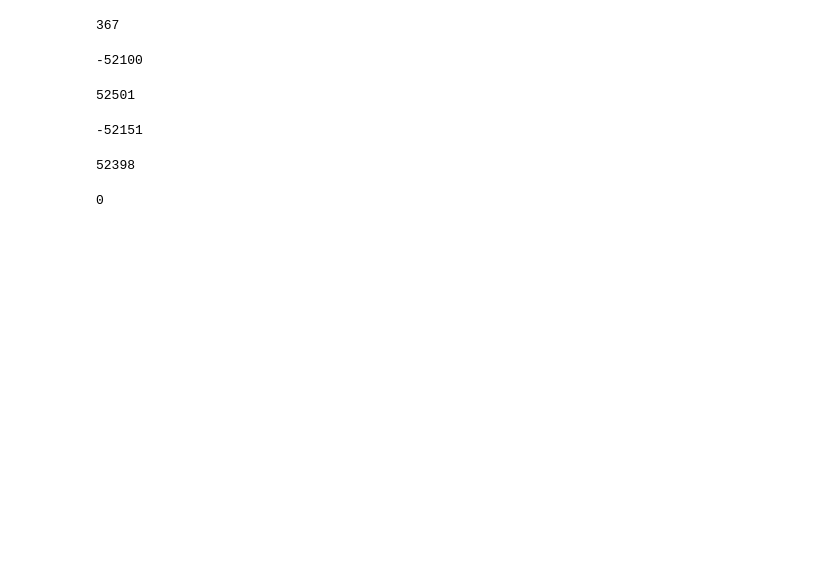
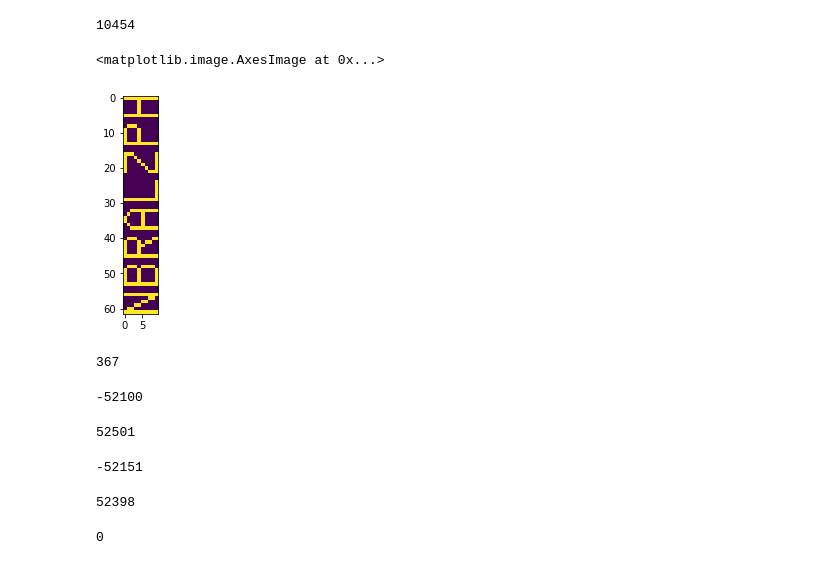
Before and after one commit to jvanelteren/advent_of_code, a Jupyter notebook: advent_of_code_2018/Day 10 stars painting.ipynb, the cells around one changed output. Saved outputs shown, nothing was run; the diff lists cells and outputs as text; code cells hidden in the pictures; blank space fills up the shorter version.

```diff
--- a/advent_of_code_2018/Day 10 stars painting.ipynb
+++ b/advent_of_code_2018/Day 10 stars painting.ipynb
@@ -5,4 +5,44 @@ import matplotlib.pyplot as plt
 
 from matplotlib import animation, rc
 from IPython.display import HTML
+# %%
+import matplotlib.pyplot as plt
+import numpy as np
+
+import re
+locs = []
+velo= []
+for line in open('day10input.txt'):
+    line = line.strip()
+    n =  list(map(int, re.search(r'(-?\d+).+?(-?\d+).+?(-?\d+).+?(-?\d+)', line).groups()))
+    locs.append((n[0], n[1]))
+    velo.append((n[2], n[3]))
+
+locs = np.array(locs)
+locs -= locs.min(axis=0)
+step = 0
+prevmaxx = locs.max()
+maxx = locs.max()-1
+
+while True:
+    newlocs = locs.copy()
+    for i, (x,y) in enumerate(locs):
+        newlocs[i] = x + velo[i][0], y + velo[i][1]
+    newlocs -= newlocs.min(axis=0)
+
+    if newlocs.max() > locs.max():
+        break
+    locs = newlocs
+    step += 1
+print(step)
+
+arr = np.zeros(locs.max(axis=0)+1)
+for l in locs:
+    arr[l[0]][l[1]] = 1
+arr = np.flip(arr, axis=0)
+plt.imshow(arr)
+# %% [output]
+10454
+<matplotlib.image.AxesImage at 0x...>
+[figure, added]
 # %%
```
Also changed, not shown: 8 other files.
